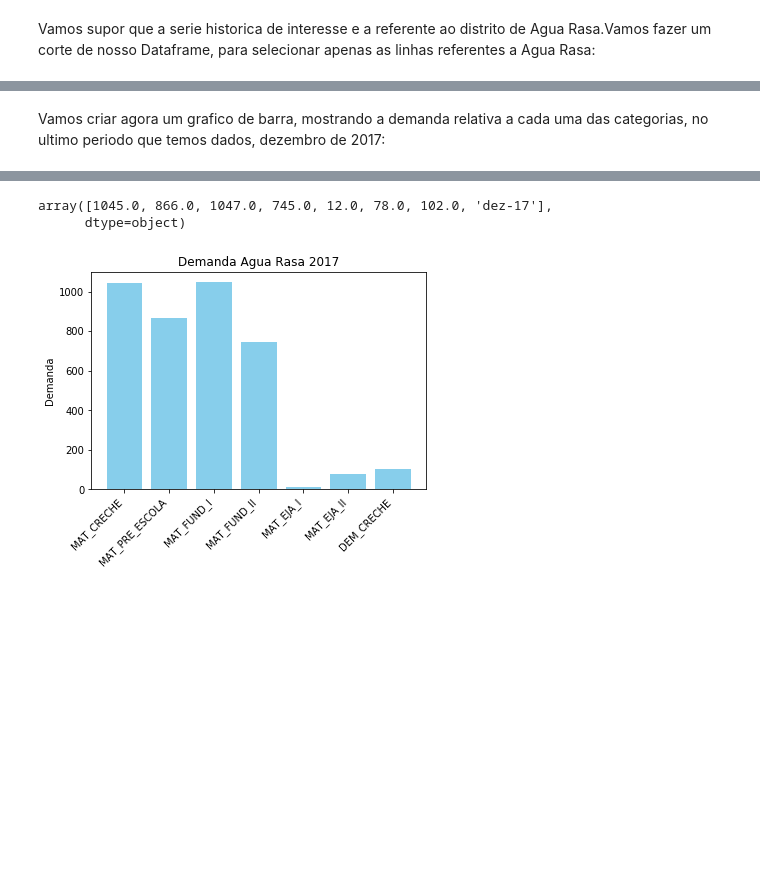
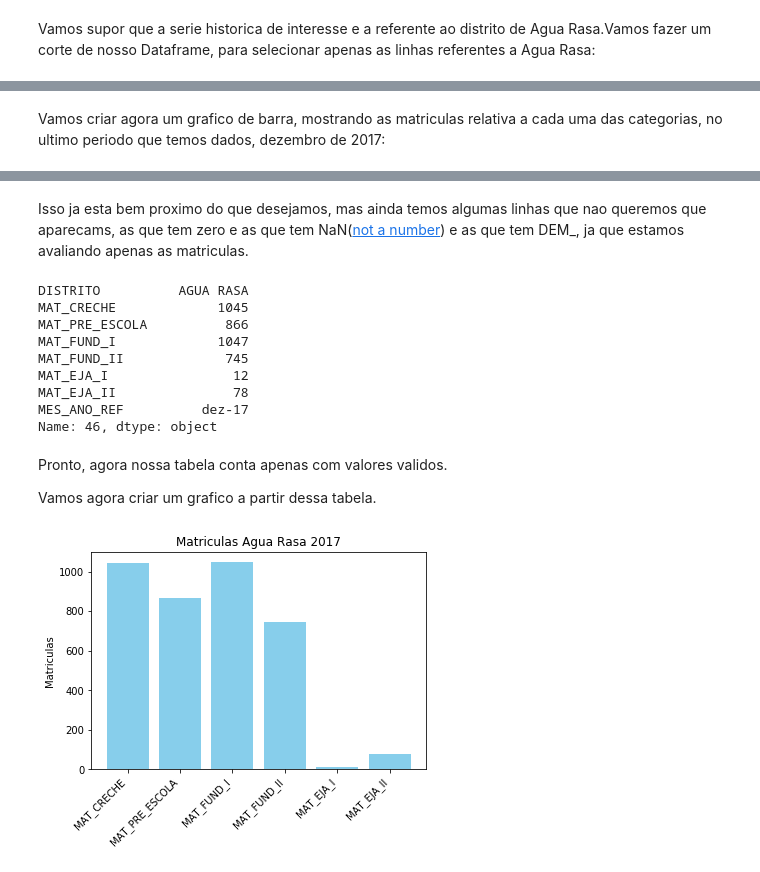
Before and after one commit to yambanis/MAC213, a Jupyter notebook: Python/Tutorial.ipynb, the cells around one changed output, grey strips where cells are left out. Drawn from its saved outputs; the diff is of its cells as text; code cells hidden in the pictures; blank space fills up the shorter version.

Commit message:
Regex, plots Python

```diff
--- a/Python/Tutorial.ipynb
+++ b/Python/Tutorial.ipynb
@@ -530,7 +515,7 @@ aguaRasa
 | 45 | AGUA RASA | 1019.000 | 856.000 | 1044.000 | 753.000 | 13.0 | 90.0 | 0.0 | ... |
 | 46 | AGUA RASA | 1045.000 | 866.000 | 1047.000 | 745.000 | 12.0 | 78.0 | 0.0 | ... |
 # %% [markdown]
-Vamos criar agora um grafico de barra, mostrando a demanda relativa a cada uma das categorias, no ultimo periodo que temos dados, dezembro de 2017:
+Vamos criar agora um grafico de barra, mostrando as matriculas relativa a cada uma das categorias, no ultimo periodo que temos dados, dezembro de 2017:
 # %%
 aguaRasa2017 = aguaRasa.loc[46]
 aguaRasa2017
@@ -552,25 +537,45 @@ DEM_PREF_CRECHE           NaN
 DEM_PREF_PRE              NaN
 MES_ANO_REF            dez-17
 Name: 46, dtype: object
+# %% [markdown]
+Isso ja esta bem proximo do que desejamos, mas ainda temos algumas linhas que nao queremos que aparecams, as que tem zero e as que tem NaN([not a number](https://pt.wikipedia.org/wiki/NaN)) e as que tem DEM_, ja que estamos avaliando apenas as matriculas.
 # %%
-aguaRasa2017 = aguaRasa2017[(aguaRasa2017!=0)].dropna()
-aguaRasa2017.values[1:]
+aguaRasa2017 = aguaRasa2017[(aguaRasa2017!=0)].dropna().drop(['DEM_CRECHE'])
+
+aguaRasa2017
 # %% [output]
-array([1045.0, 866.0, 1047.0, 745.0, 12.0, 78.0, 102.0, 'dez-17'],
-      dtype=object)
+DISTRITO          AGUA RASA
+MAT_CRECHE             1045
+MAT_PRE_ESCOLA          866
+MAT_FUND_I             1047
+MAT_FUND_II             745
+MAT_EJA_I                12
+MAT_EJA_II               78
+MES_ANO_REF          dez-17
+Name: 46, dtype: object
+# %% [markdown]
+Pronto, agora nossa tabela conta apenas com valores validos.
+
+Vamos agora criar um grafico a partir dessa tabela.
 # %%
 import numpy as np
 
+#Criar um vetor de indices
 ind = np.arange(len(aguaRasa2017.index[1:-1]))
+#Largura das barras
 width = 0.35
+
 fig, ax = plt.subplots()
 rects1 = ax.bar(ind,height = aguaRasa2017.values[1:-1], color='SkyBlue')
 
-ax.set_ylabel('Demanda')
-ax.set_title('Demanda Agua Rasa 2017')
+ax.set_ylabel('Matriculas')
+ax.set_title('Matriculas Agua Rasa 2017')
 ax.set_xticks(ind)
 ax.set_xticklabels(aguaRasa2017.index[1:-1], rotation = 45, ha = 'right')
+plt.savefig('Exemplos/Matriculas Agua Rasa 2017.png', dpi = 300, bbox_inches='tight')
+
+
 
 plt.show()
 # %% [output]
-[figure, old version]
+[figure, new version]
```
Also changed, not shown: parts of 17 cells of this notebook, 3 other files.
